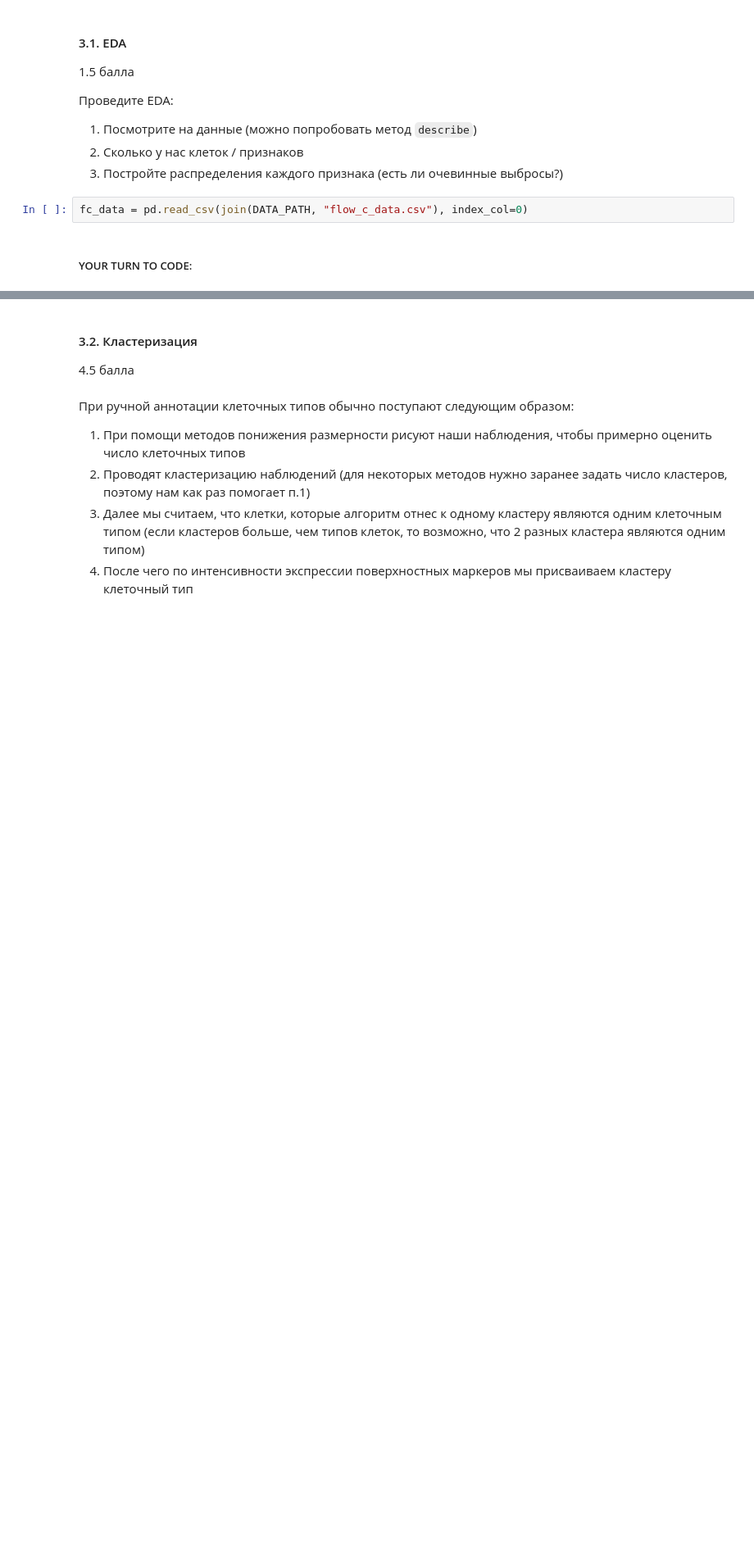
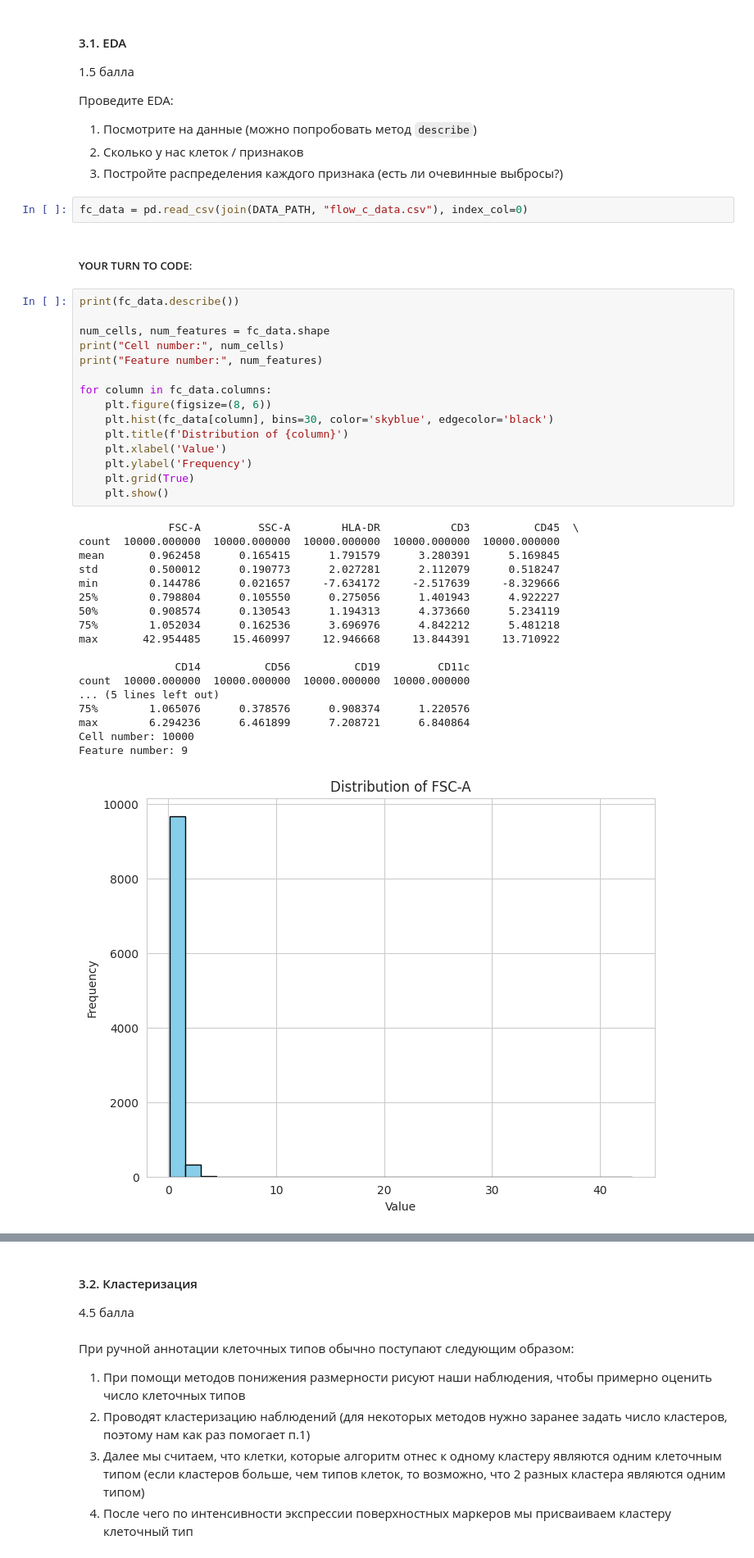
Before and after one commit to danon6868/BI-ml-2024, a Jupyter notebook: lecture_3_unsupervised_learning/homework/Cluster_tSNE.ipynb, the cells around one changed output, grey strips where cells are left out. Shown at 82% size. Saved outputs shown, nothing was run; the diff lists cells and outputs as text; blank space fills up the shorter version.

```diff
--- a/lecture_3_unsupervised_learning/homework/Cluster_tSNE.ipynb
+++ b/lecture_3_unsupervised_learning/homework/Cluster_tSNE.ipynb
@@ -244,3 +310,37 @@ def algorithm_selection(X, distances, algorithms, metrics):
 fc_data = pd.read_csv(join(DATA_PATH, "flow_c_data.csv"), index_col=0)
 # %% [markdown]
 ##### YOUR TURN TO CODE:
+# %%
+print(fc_data.describe())
+
+num_cells, num_features = fc_data.shape
+print("Cell number:", num_cells)
+print("Feature number:", num_features)
+
+for column in fc_data.columns:
+    plt.figure(figsize=(8, 6))
+    plt.hist(fc_data[column], bins=30, color='skyblue', edgecolor='black')
+    plt.title(f'Distribution of {column}')
+    plt.xlabel('Value')
+    plt.ylabel('Frequency')
+    plt.grid(True)
+    plt.show()
+# %% [output]
+              FSC-A         SSC-A        HLA-DR           CD3          CD45  \
+count  10000.000000  10000.000000  10000.000000  10000.000000  10000.000000
+mean       0.962458      0.165415      1.791579      3.280391      5.169845
+std        0.500012      0.190773      2.027281      2.112079      0.518247
+min        0.144786      0.021657     -7.634172     -2.517639     -8.329666
+25%        0.798804      0.105550      0.275056      1.401943      4.922227
+50%        0.908574      0.130543      1.194313      4.373660      5.234119
+75%        1.052034      0.162536      3.696976      4.842212      5.481218
+max       42.954485     15.460997     12.946668     13.844391     13.710922
+
+               CD14          CD56          CD19         CD11c
+count  10000.000000  10000.000000  10000.000000  10000.000000
+... (5 lines left out)
+75%        1.065076      0.378576      0.908374      1.220576
+max        6.294236      6.461899      7.208721      6.840864
+Cell number: 10000
+Feature number: 9
+[figure, added]
```
Also changed, not shown: parts of 15 cells of this notebook.
